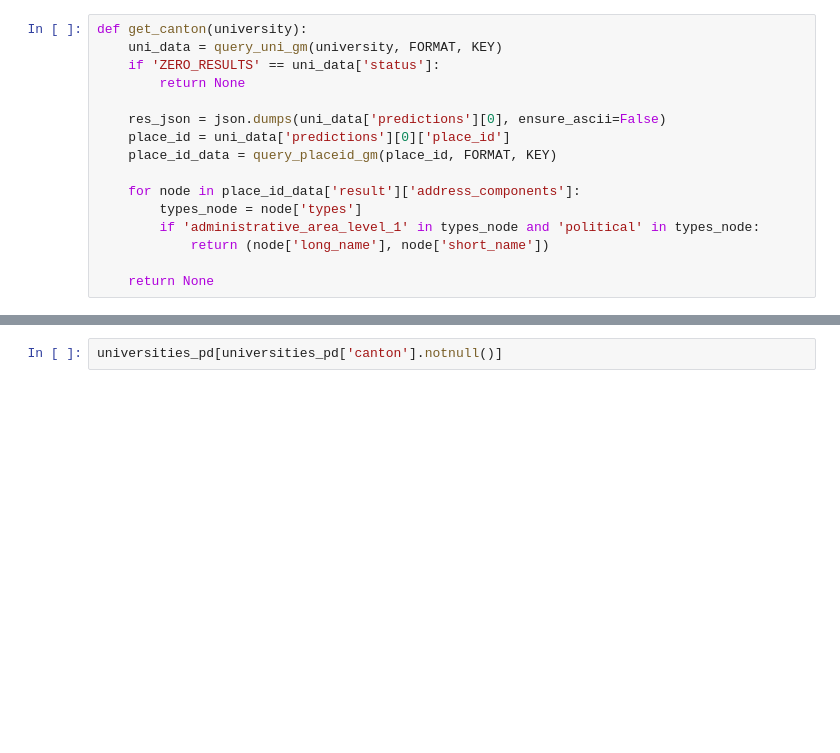
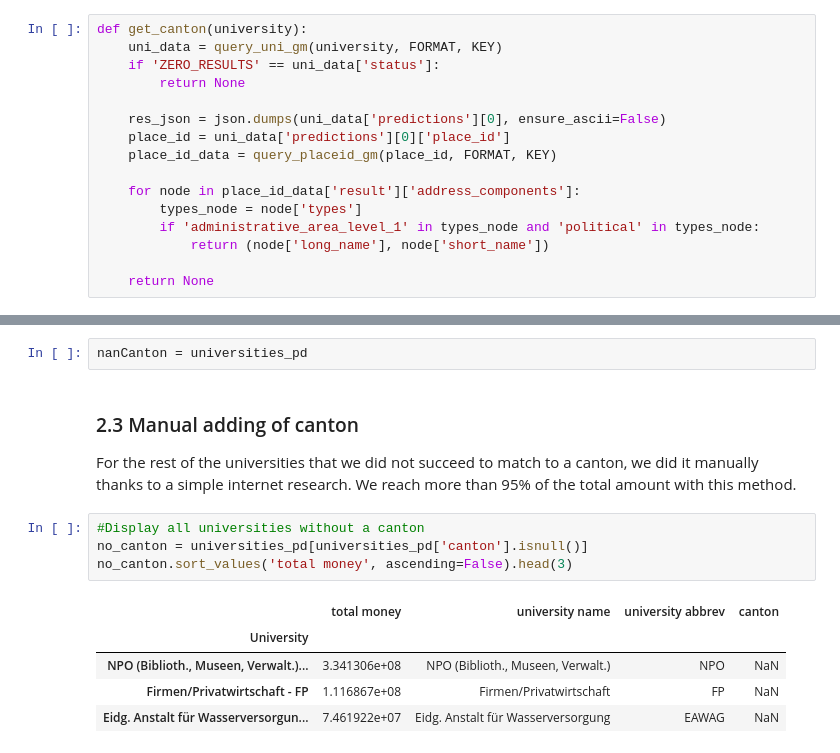
Before and after one commit to daniel-guggenheim/ada-homeworks, a Jupyter notebook: 03 - Interactive Viz/InteractiveViz.ipynb, the cells around one changed output, grey strips where cells are left out. Saved outputs shown, nothing was run; the diff lists cells and outputs as text; blank space fills up the shorter version.

```diff
--- a/03 - Interactive Viz/InteractiveViz.ipynb
+++ b/03 - Interactive Viz/InteractiveViz.ipynb
@@ -364,2 +386,16 @@ universities_pd['canton'].count()
-# %%
-universities_pd[universities_pd['canton'].notnull()]
+# %%
+nanCanton = universities_pd
+# %% [markdown]
+<h3>2.3 Manual adding of canton </h3>
+
+For the rest of the universities that we did not succeed to match to a canton, we did it manually thanks to a simple internet research. We reach more than 95% of the total amount with this method.
+# %%
+#Display all universities without a canton
+no_canton = universities_pd[universities_pd['canton'].isnull()]
+no_canton.sort_values('total money', ascending=False).head(3)
+# %% [output]
+|  | total money | university name | university abbrev | canton |
+| University |  |  |  |  |
+| NPO (Biblioth., Museen, Verwalt.)... | 3.341306e+08 | NPO (Biblioth., Museen, Verwalt.) | NPO | NaN |
+| Firmen/Privatwirtschaft - FP | 1.116867e+08 | Firmen/Privatwirtschaft | FP | NaN |
+| Eidg. Anstalt für Wasserversorgun... | 7.461922e+07 | Eidg. Anstalt für Wasserversorgung | EAWAG | NaN |
```
Also changed, not shown: parts of 35 cells of this notebook, 1 other file.
